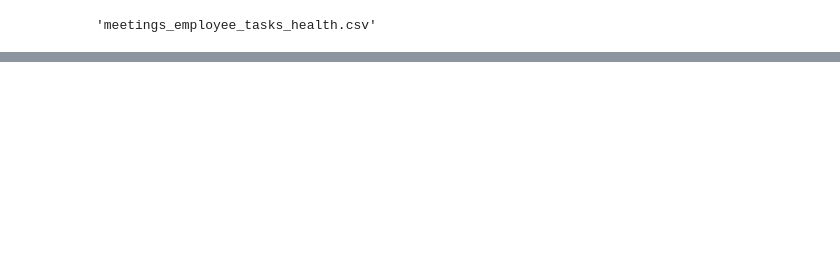
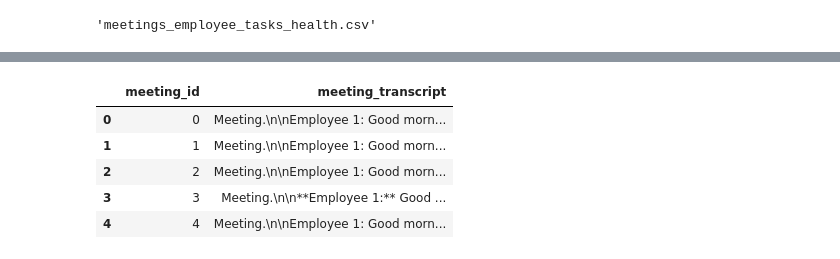
Before and after one commit to eth-bmai-fs26/project, a Jupyter notebook: dataset_from_zero_healthcare.ipynb, the cells around one changed output, grey strips where cells are left out. Saved outputs shown, nothing was run; the diff lists cells and outputs as text; code cells hidden in the pictures; blank space fills up the shorter version.

```diff
--- a/dataset_from_zero_healthcare.ipynb
+++ b/dataset_from_zero_healthcare.ipynb
@@ -525,0 +705,9 @@ df_long.head(10)
+# %%
+df_long_transcripts.head()
+# %% [output]
+|  | meeting_id | meeting_transcript |
+| 0 | 0 | Meeting.\n\nEmployee 1: Good morn... |
+| 1 | 1 | Meeting.\n\nEmployee 1: Good morn... |
+| 2 | 2 | Meeting.\n\nEmployee 1: Good morn... |
+| 3 | 3 | Meeting.\n\n**Employee 1:** Good ... |
+| 4 | 4 | Meeting.\n\nEmployee 1: Good morn... |
```
Also changed, not shown: parts of 17 cells of this notebook, 18 other files.
